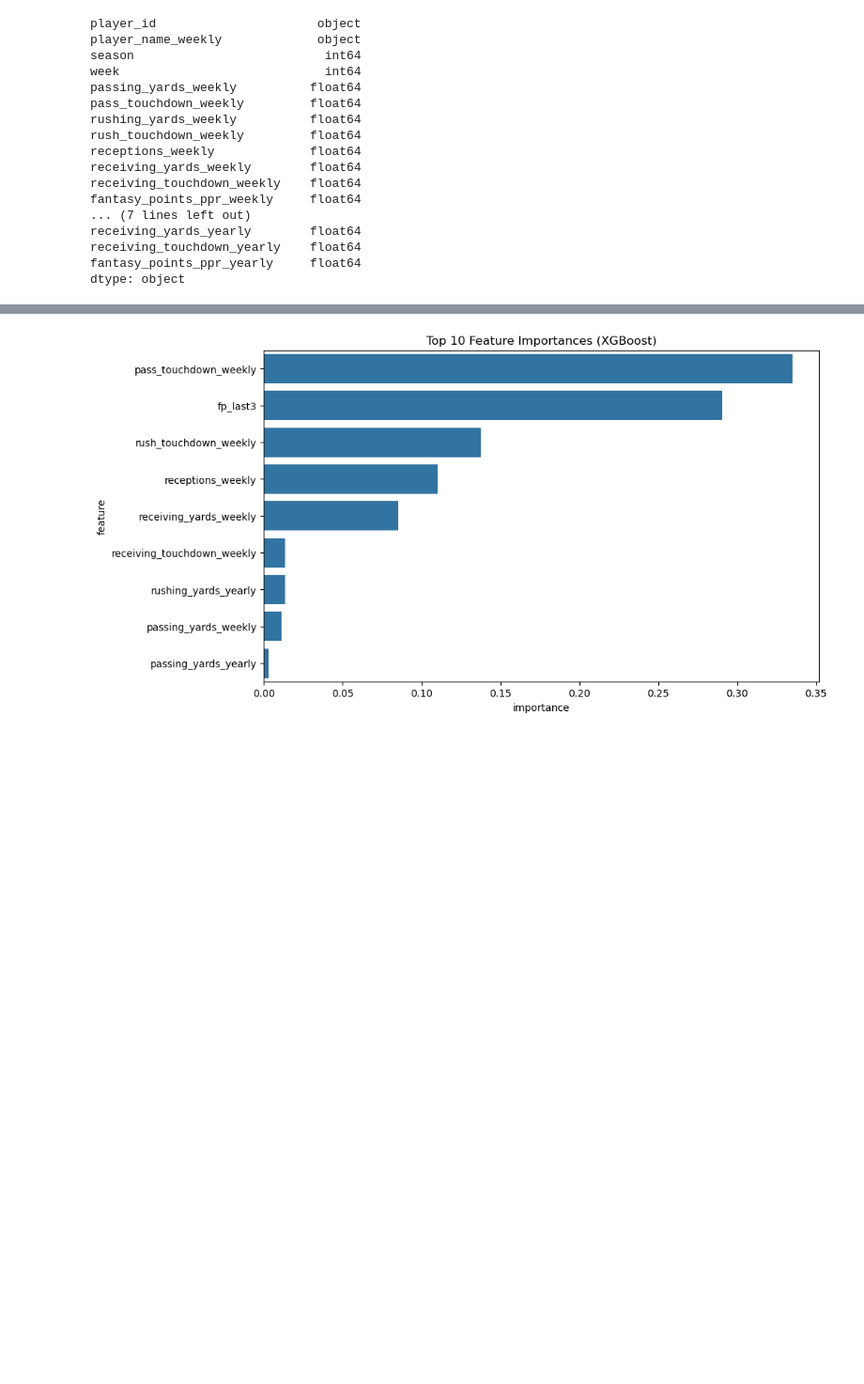
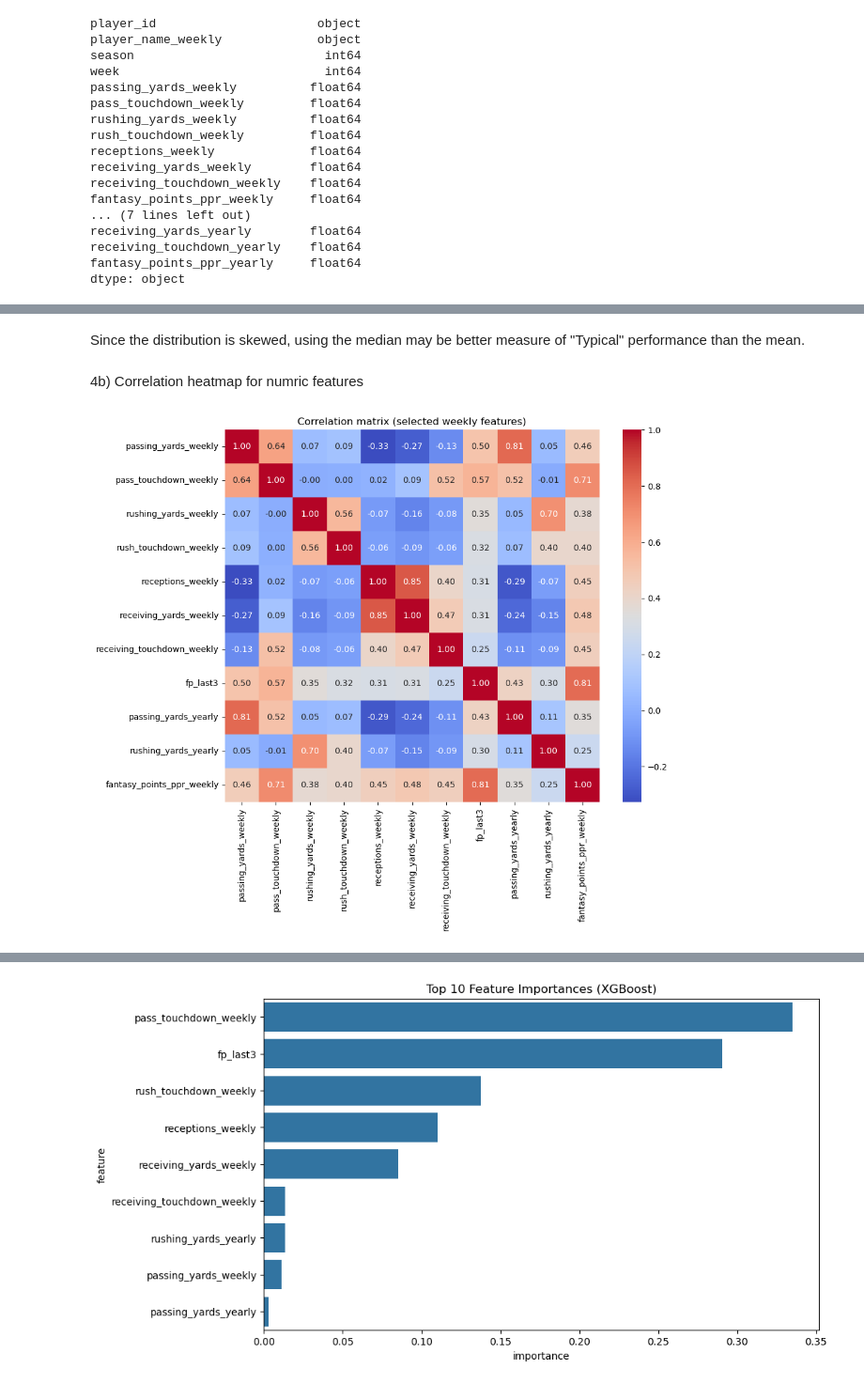
Before and after one commit to omendez930/fantasy-football-recommendations, a Jupyter notebook: draft_analysis.ipynb, the cells around one changed output, grey strips where cells are left out. Shown at 94% size. Saved outputs shown, nothing was run; the diff lists cells and outputs as text; code cells hidden in the pictures; blank space fills up the shorter version.

```diff
--- a/draft_analysis.ipynb
+++ b/draft_analysis.ipynb
@@ -196,13 +279,19 @@ plt.show()
+# %% [markdown]
+Since the distribution is skewed, using the median may be better measure of "Typical" performance than the mean.
+# %% [markdown]
+4b) Correlation heatmap for numric features
 # %%
 #player Weekly Trends
 
 numcols = [
  'passing_yards_weekly','pass_touchdown_weekly','rushing_yards_weekly','rush_touchdown_weekly',
  'receptions_weekly','receiving_yards_weekly','receiving_touchdown_weekly','fp_last3',
- 'passing_yards_yearly','rushing_yards_yearly','fantasy_points_ppr_yearly'
+ 'passing_yards_yearly','rushing_yards_yearly', 'fantasy_points_ppr_weekly'
 ]
 subset = data_merged[[c for c in numcols if c in data_merged.columns]].dropna()
 plt.figure(figsize=(10,8))
 sns.heatmap(subset.corr(), annot=True, fmt=".2f", cmap='coolwarm')
-plt.title("Correlation matrix (selected features)")
+plt.title("Correlation matrix (selected weekly features)")
 plt.show()
+# %% [output]
+[figure, added]
```
Also changed, not shown: parts of 39 cells of this notebook.
